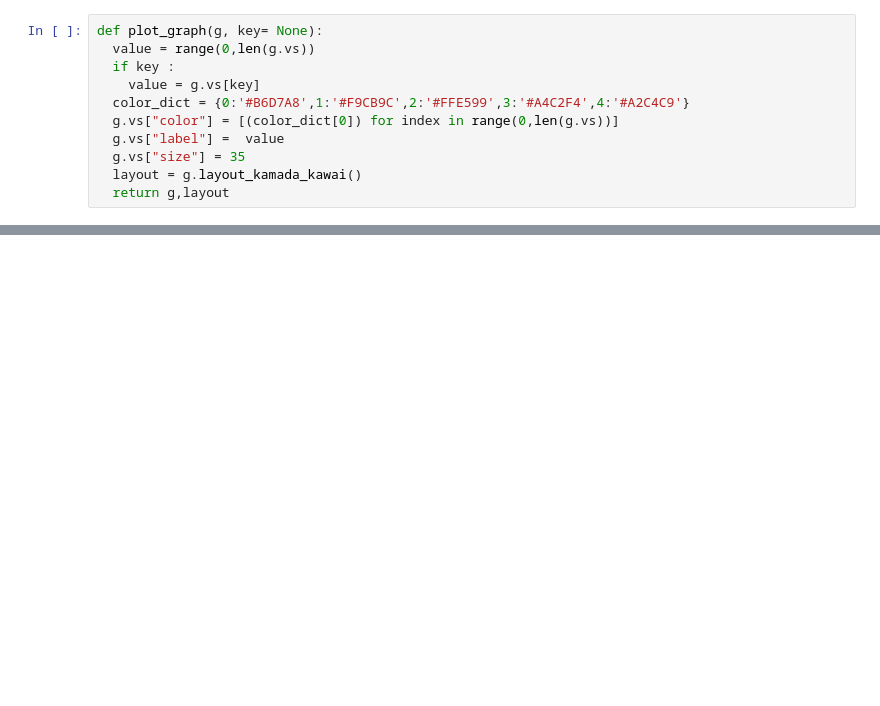
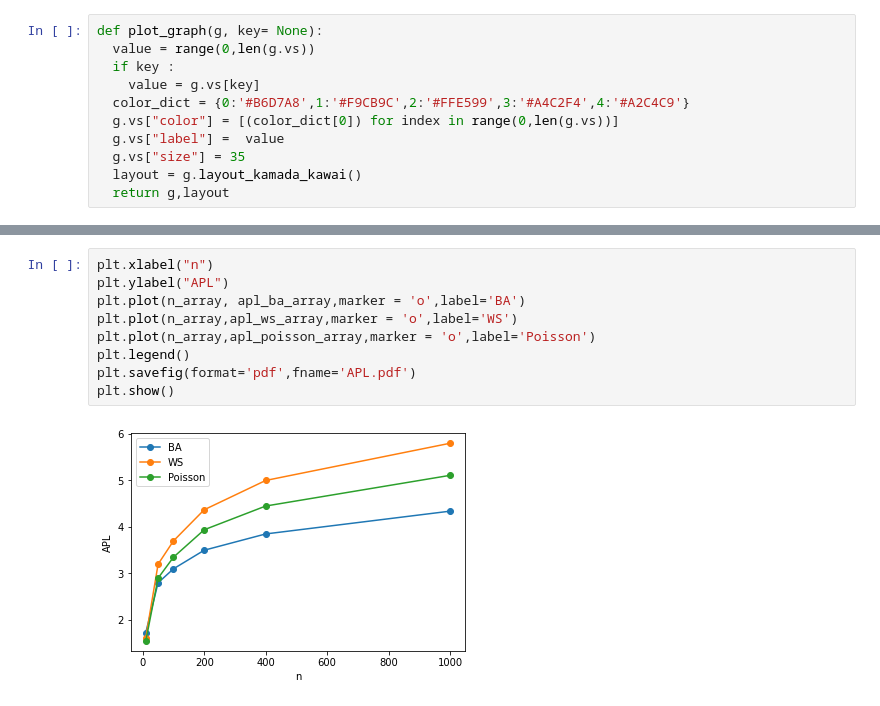
Before and after one commit to michelmar/CT-236, a Jupyter notebook: TestJupiter.ipynb, the cells around one changed output, grey strips where cells are left out. Cells and saved outputs as stored; diff of their text form; blank space fills up the shorter version.

```diff
--- a/TestJupiter.ipynb
+++ b/TestJupiter.ipynb
@@ -83,0 +126,11 @@ plot(graph, layout = layout)
+# %%
+plt.xlabel("n")
+plt.ylabel("APL")
+plt.plot(n_array, apl_ba_array,marker = 'o',label='BA')
+plt.plot(n_array,apl_ws_array,marker = 'o',label='WS')
+plt.plot(n_array,apl_poisson_array,marker = 'o',label='Poisson')
+plt.legend()
+plt.savefig(format='pdf',fname='APL.pdf')
+plt.show()
+# %% [output]
+[figure, added]
```
Also changed, not shown: parts of 9 cells of this notebook.
